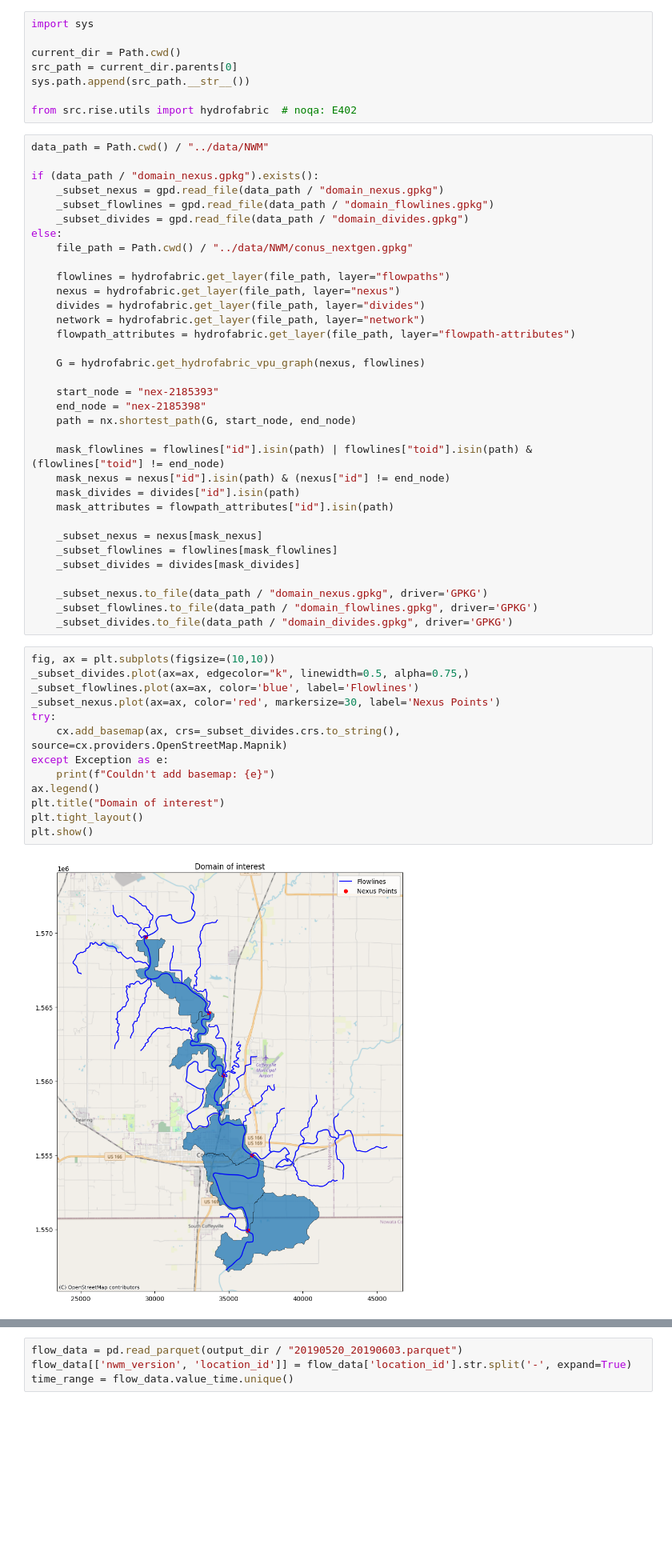
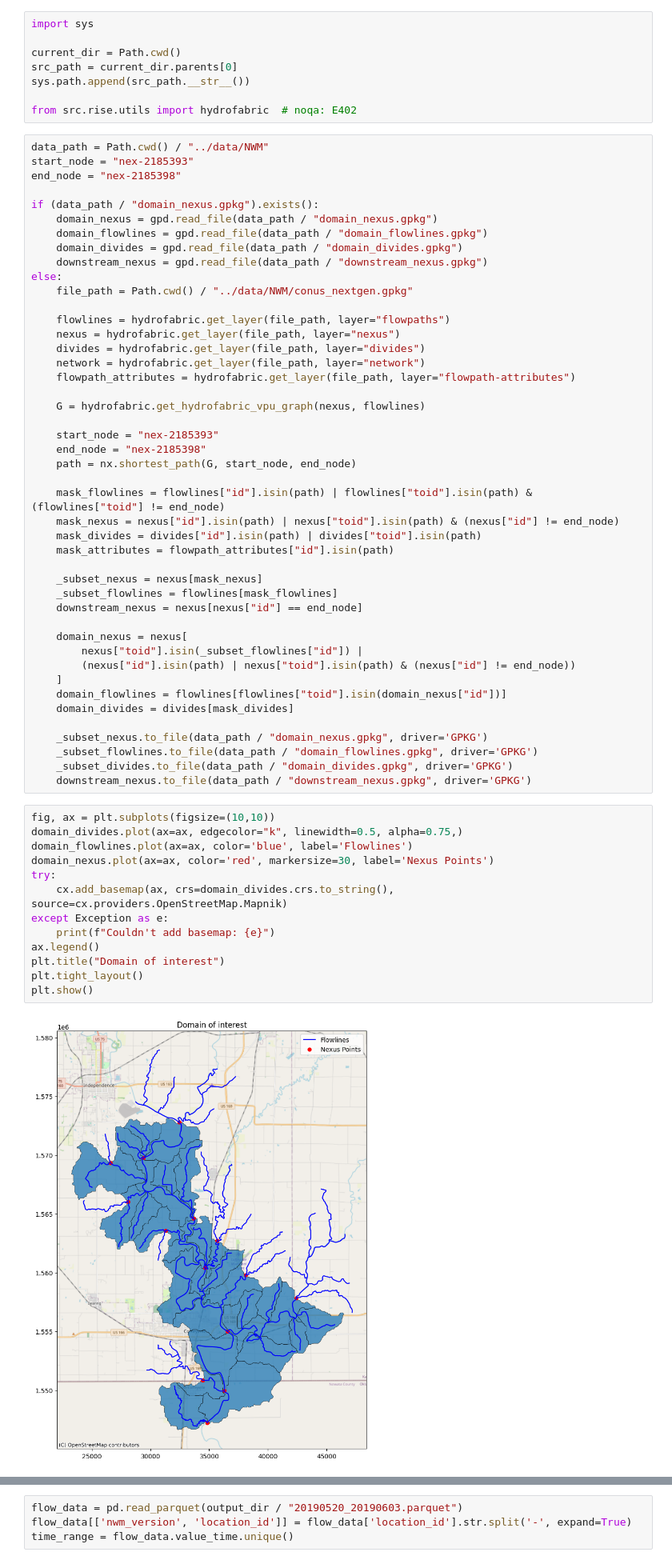
Before and after one commit to taddyb/near_real-time_sfincs, a Jupyter notebook: notebooks/01_build_sfincs_from_nwm.ipynb, the cells around one changed output, grey strips where cells are left out. Shown at 80% size. Drawn from its saved outputs; the diff is of its cells as text; blank space fills up the shorter version.

```diff
--- a/notebooks/01_build_sfincs_from_nwm.ipynb
+++ b/notebooks/01_build_sfincs_from_nwm.ipynb
@@ -37,11 +37,14 @@ sys.path.append(src_path.__str__())
 from src.rise.utils import hydrofabric  # noqa: E402
 # %%
 data_path = Path.cwd() / "../data/NWM"
+start_node = "nex-2185393"
+end_node = "nex-2185398"
 
 if (data_path / "domain_nexus.gpkg").exists():
-    _subset_nexus = gpd.read_file(data_path / "domain_nexus.gpkg")
-    _subset_flowlines = gpd.read_file(data_path / "domain_flowlines.gpkg")
-    _subset_divides = gpd.read_file(data_path / "domain_divides.gpkg")
+    domain_nexus = gpd.read_file(data_path / "domain_nexus.gpkg")
+    domain_flowlines = gpd.read_file(data_path / "domain_flowlines.gpkg")
+    domain_divides = gpd.read_file(data_path / "domain_divides.gpkg")
+    downstream_nexus = gpd.read_file(data_path / "downstream_nexus.gpkg")
 else:
     file_path = Path.cwd() / "../data/NWM/conus_nextgen.gpkg"
 
@@ -58,32 +61,40 @@ else:
     path = nx.shortest_path(G, start_node, end_node)
 
     mask_flowlines = flowlines["id"].isin(path) | flowlines["toid"].isin(path) & (flowlines["toid"] != end_node)
-    mask_nexus = nexus["id"].isin(path) & (nexus["id"] != end_node)
-    mask_divides = divides["id"].isin(path)
+    mask_nexus = nexus["id"].isin(path) | nexus["toid"].isin(path) & (nexus["id"] != end_node)
+    mask_divides = divides["id"].isin(path) | divides["toid"].isin(path)
     mask_attributes = flowpath_attributes["id"].isin(path)
 
     _subset_nexus = nexus[mask_nexus]
     _subset_flowlines = flowlines[mask_flowlines]
-    _subset_divides = divides[mask_divides]
+    downstream_nexus = nexus[nexus["id"] == end_node]
+
+    domain_nexus = nexus[
+        nexus["toid"].isin(_subset_flowlines["id"]) |
+        (nexus["id"].isin(path) | nexus["toid"].isin(path) & (nexus["id"] != end_node))
+    ]
+    domain_flowlines = flowlines[flowlines["toid"].isin(domain_nexus["id"])]
+    domain_divides = divides[mask_divides]
 
     _subset_nexus.to_file(data_path / "domain_nexus.gpkg", driver='GPKG')
     _subset_flowlines.to_file(data_path / "domain_flowlines.gpkg", driver='GPKG')
     _subset_divides.to_file(data_path / "domain_divides.gpkg", driver='GPKG')
+    downstream_nexus.to_file(data_path / "downstream_nexus.gpkg", driver='GPKG')
 # %%
 fig, ax = plt.subplots(figsize=(10,10))
-_subset_divides.plot(ax=ax, edgecolor="k", linewidth=0.5, alpha=0.75,)
-_subset_flowlines.plot(ax=ax, color='blue', label='Flowlines')
-_subset_nexus.plot(ax=ax, color='red', markersize=30, label='Nexus Points')
+domain_divides.plot(ax=ax, edgecolor="k", linewidth=0.5, alpha=0.75,)
+domain_flowlines.plot(ax=ax, color='blue', label='Flowlines')
+domain_nexus.plot(ax=ax, color='red', markersize=30, label='Nexus Points')
 try:
-    cx.add_basemap(ax, crs=_subset_divides.crs.to_string(), source=cx.providers.OpenStreetMap.Mapnik)
+    cx.add_basemap(ax, crs=domain_divides.crs.to_string(), source=cx.providers.OpenStreetMap.Mapnik)
 except Exception as e:
     print(f"Couldn't add basemap: {e}")
 ax.legend()
 plt.title("Domain of interest")
 plt.tight_layout()
 plt.show()
 # %% [output]
-[figure, old version]
+[figure, new version]
 # %% [markdown]
 ### Setting up the grid and the model inputs
 
```
Also changed, not shown: parts of 15 cells of this notebook.
